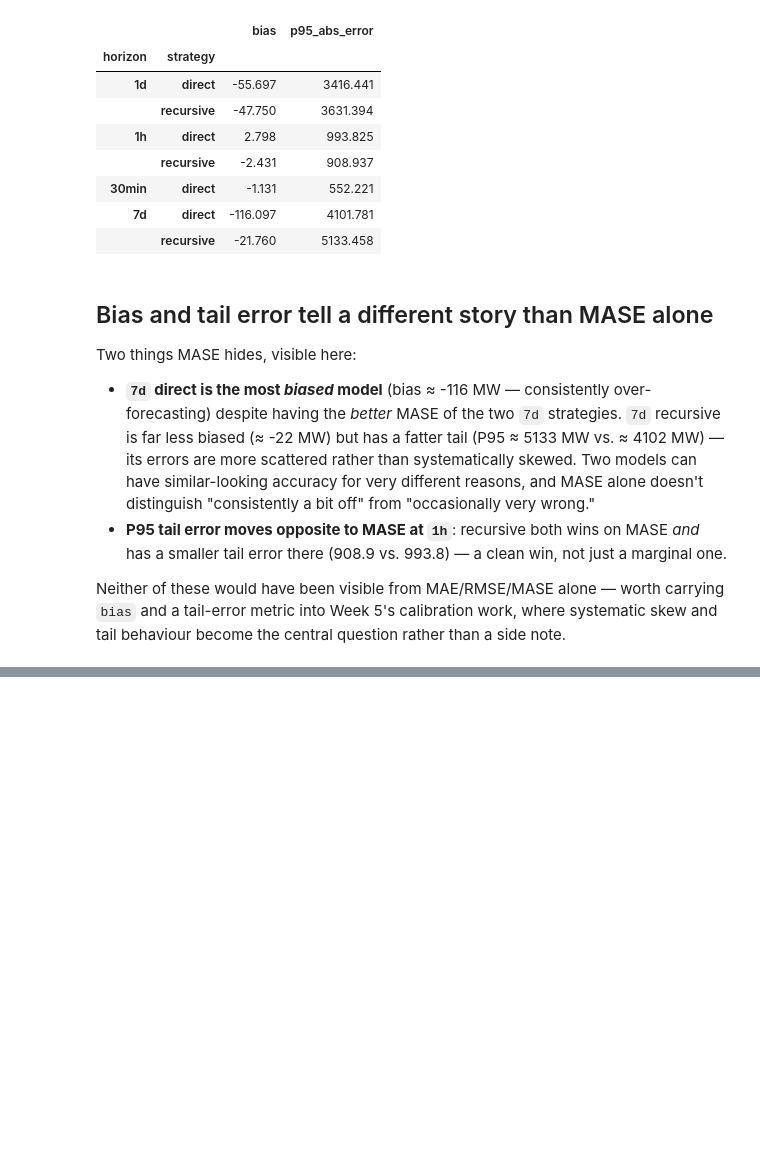
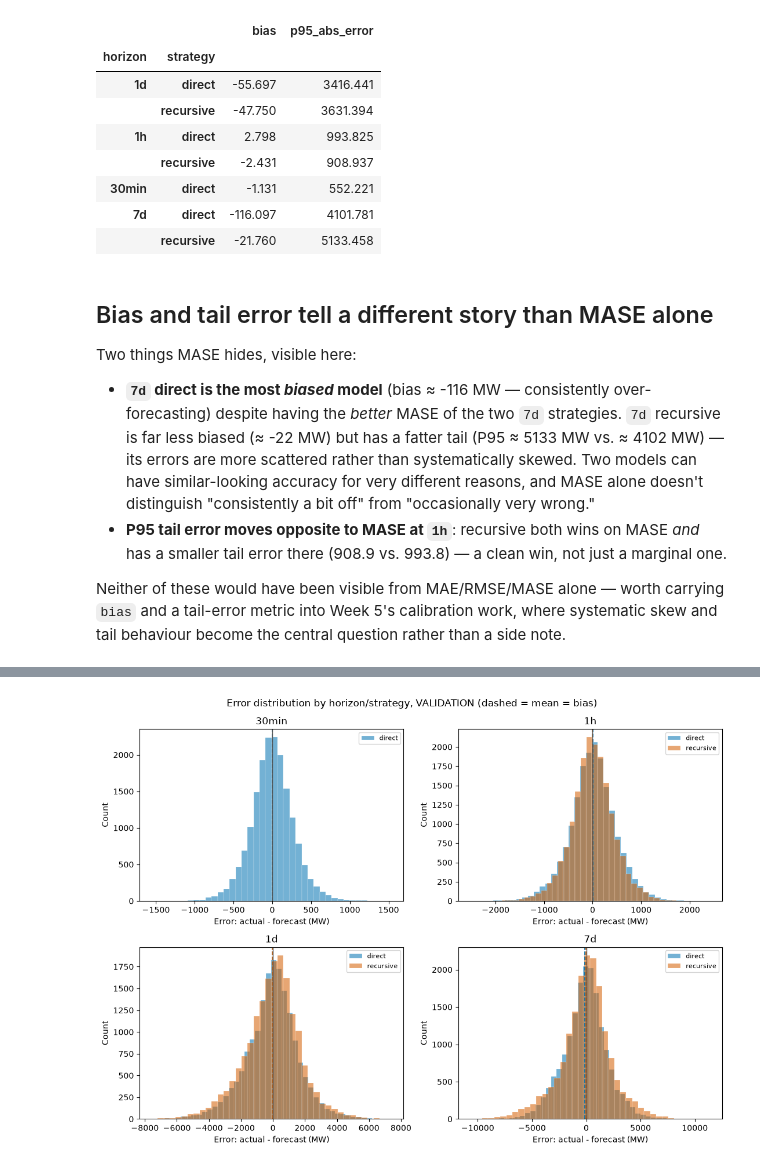
Before and after one commit to sid-lpcd/energy_demand_forecast, a Jupyter notebook: notebooks/07_lightgbm_tuned.ipynb, the cells around one changed output, grey strips where cells are left out. Saved outputs shown, nothing was run; the diff lists cells and outputs as text; code cells hidden in the pictures; blank space fills up the shorter version.

```diff
--- a/notebooks/07_lightgbm_tuned.ipynb
+++ b/notebooks/07_lightgbm_tuned.ipynb
@@ -41,6 +41,7 @@ naive_mae
 tuned_models = {}
 all_trials = {}
 records = []
+predictions_by_scenario = {}
 
 for horizon_name, periods in config.HORIZONS.items():
     X, y = build_feature_table(df, horizon_periods=periods)
@@ -62,6 +63,7 @@ for horizon_name, periods in config.HORIZONS.items():
     metrics = evaluate(y_val, preds, seasonal_naive_mae=naive_mae)
     metrics.update(horizon=horizon_name, strategy="direct", tune_seconds=tune_seconds, train_seconds=train_seconds)
     records.append(metrics)
+    predictions_by_scenario[(horizon_name, "direct")] = preds
 
     log_model_run(
         horizon_name=horizon_name,
@@ -109,6 +111,7 @@ for horizon_name, periods in config.HORIZONS.items():
     metrics = evaluate(y_val, preds, seasonal_naive_mae=naive_mae)
     metrics.update(horizon=horizon_name, strategy="recursive", predict_seconds=predict_seconds)
     records.append(metrics)
+    predictions_by_scenario[(horizon_name, "recursive")] = preds
 
     log_model_run(
         horizon_name=horizon_name,
@@ -231,0 +241,23 @@ Neither of these would have been visible from MAE/RMSE/MASE alone — worth carr
+# %%
+fig, axes = plt.subplots(2, 2, figsize=(11, 8))
+horizon_order = list(config.HORIZONS)
+
+for ax, horizon_name in zip(axes.flat, horizon_order):
+    for strategy, color in colors.items():
+        key = (horizon_name, strategy)
+        if key not in predictions_by_scenario:
+            continue
+        preds = predictions_by_scenario[key]
+        errors = demand.loc[preds.index] - preds
+        ax.hist(errors, bins=40, alpha=0.55, label=strategy, color=color, edgecolor="white", linewidth=0.3)
+        ax.axvline(errors.mean(), color=color, linestyle="--", linewidth=1.2)
+    ax.axvline(0, color="#555555", linewidth=1)
+    ax.set_title(horizon_name)
+    ax.set_xlabel("Error: actual - forecast (MW)")
+    ax.set_ylabel("Count")
+    ax.legend(fontsize=8)
+
+fig.suptitle("Error distribution by horizon/strategy, VALIDATION (dashed = mean = bias)")
+fig.tight_layout()
+# %% [output]
+[figure, added]
```
Also changed, not shown: parts of 4 cells of this notebook.
